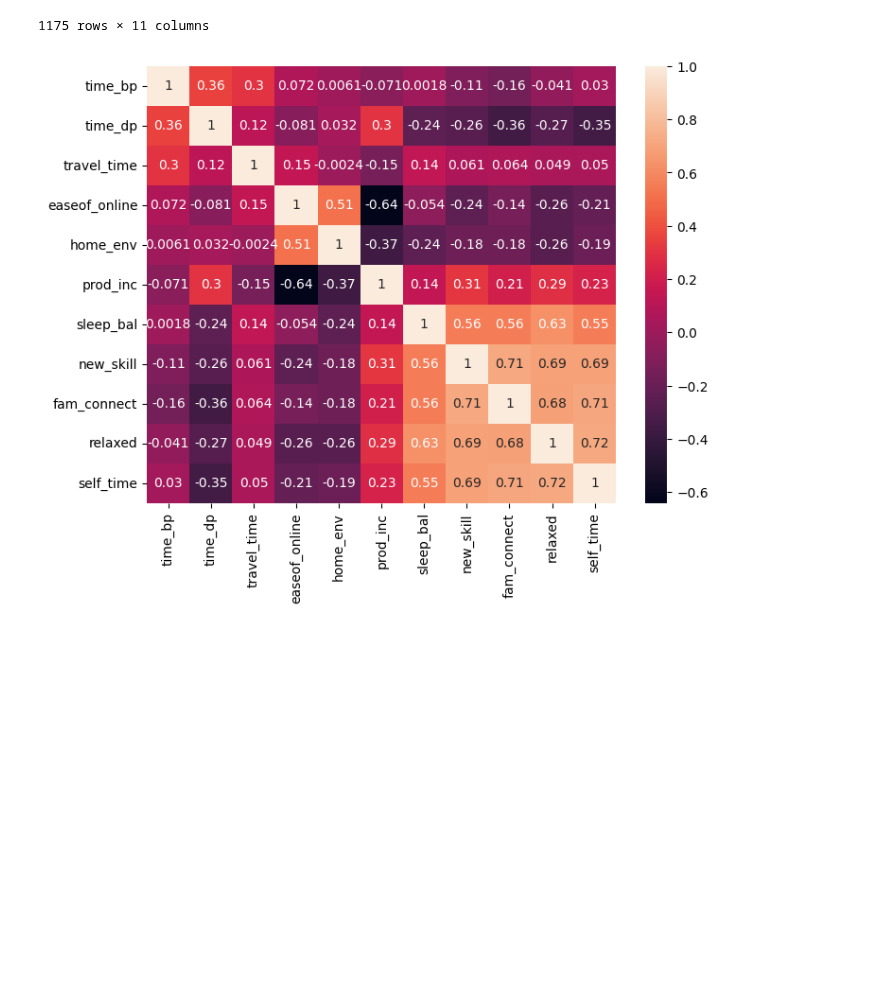
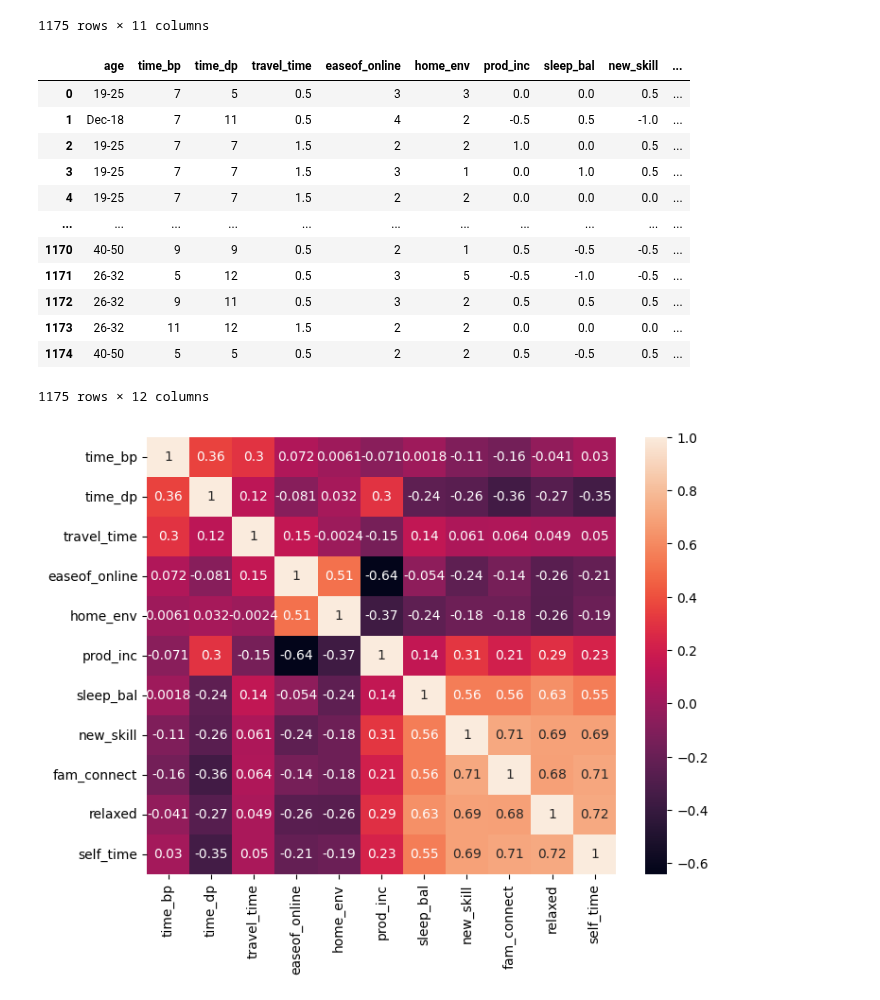
Before and after one commit to Gennifer2001/tesis, a Jupyter notebook: Tésisjeje2_0.ipynb, the cells around one changed output. Saved outputs shown, nothing was run; the diff lists cells and outputs as text; code cells hidden in the pictures; blank space fills up the shorter version.

```diff
--- a/Tésisjeje2_0.ipynb
+++ b/Tésisjeje2_0.ipynb
@@ -75,4 +85,21 @@ df
 | 1173 | 11 | 12 | 1.5 | 2 | 2 | 0.0 | 0.0 | 0.0 | -1.0 | ... |
 | 1174 | 5 | 5 | 0.5 | 2 | 2 | 0.5 | -0.5 | 0.5 | 0.5 | ... |
 1175 rows × 11 columns
+# %%
+df2 = df.drop(['gender', 'occupation','line_of_work','prefer','certaindays_hw','Unnamed: 19','travel+work','like_hw','dislike_hw','time_bp.1','Unnamed: 19'], axis=1)
+df2
+# %% [output]
+|  | age | time_bp | time_dp | travel_time | easeof_online | home_env | prod_inc | sleep_bal | new_skill | ... |
+| 0 | 19-25 | 7 | 5 | 0.5 | 3 | 3 | 0.0 | 0.0 | 0.5 | ... |
+| 1 | Dec-18 | 7 | 11 | 0.5 | 4 | 2 | -0.5 | 0.5 | -1.0 | ... |
+| 2 | 19-25 | 7 | 7 | 1.5 | 2 | 2 | 1.0 | 0.0 | 0.5 | ... |
+| 3 | 19-25 | 7 | 7 | 1.5 | 3 | 1 | 0.0 | 1.0 | 0.5 | ... |
+| 4 | 19-25 | 7 | 7 | 1.5 | 2 | 2 | 0.0 | 0.0 | 0.0 | ... |
+| ... | ... | ... | ... | ... | ... | ... | ... | ... | ... | ... |
+| 1170 | 40-50 | 9 | 9 | 0.5 | 2 | 1 | 0.5 | -0.5 | -0.5 | ... |
+| 1171 | 26-32 | 5 | 12 | 0.5 | 3 | 5 | -0.5 | -1.0 | -0.5 | ... |
+| 1172 | 26-32 | 9 | 11 | 0.5 | 3 | 2 | 0.5 | 0.5 | 0.5 | ... |
+| 1173 | 26-32 | 11 | 12 | 1.5 | 2 | 2 | 0.0 | 0.0 | 0.0 | ... |
+| 1174 | 40-50 | 5 | 5 | 0.5 | 2 | 2 | 0.5 | -0.5 | 0.5 | ... |
+1175 rows × 12 columns
 # %%
```
Also changed, not shown: parts of 14 cells of this notebook.
